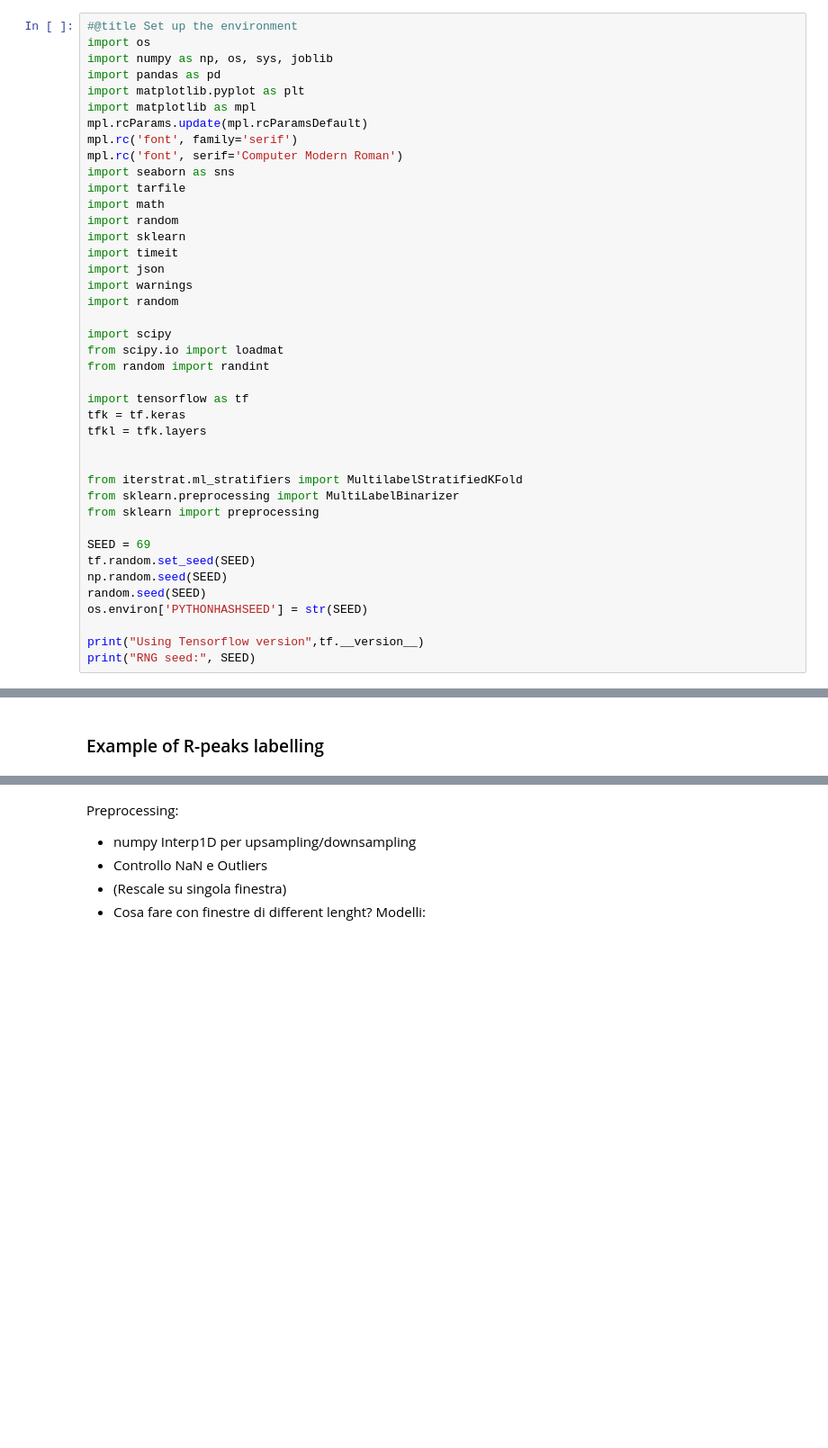
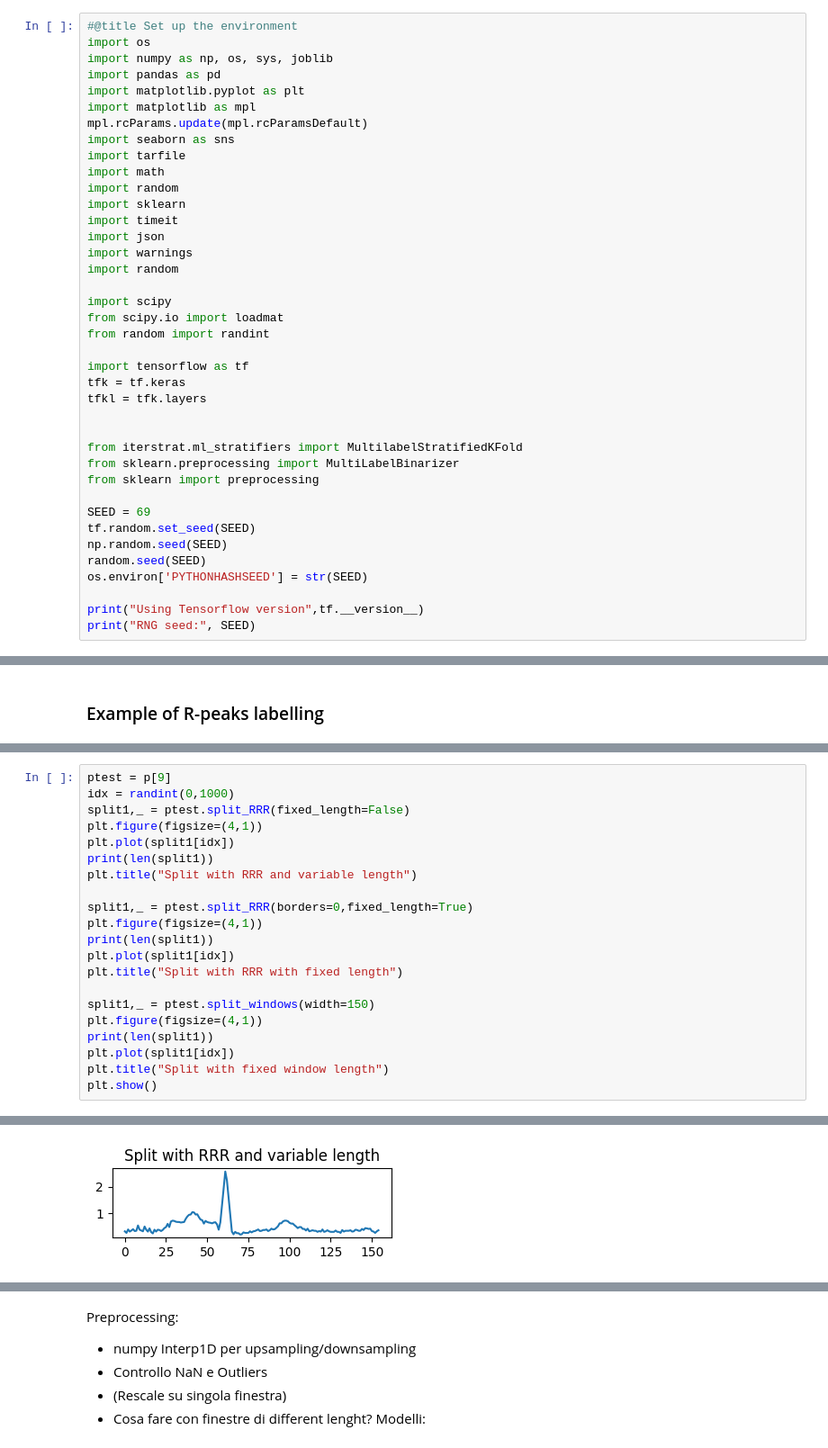
Before and after one commit to alberto-rota/PAC-PVC-Beat-Classifier-for-ECGs, a Jupyter notebook: albe.ipynb, the cells around one changed output, grey strips where cells are left out. Shown at 90% size. Cells and saved outputs as stored; diff of their text form; blank space fills up the shorter version.

Commit message:
Sistemare split_RRR con variable length

```diff
--- a/albe.ipynb
+++ b/albe.ipynb
@@ -13,8 +13,6 @@ import pandas as pd
 import matplotlib.pyplot as plt
 import matplotlib as mpl
 mpl.rcParams.update(mpl.rcParamsDefault)
-mpl.rc('font', family='serif')
-mpl.rc('font', serif='Computer Modern Roman')
 import seaborn as sns
 import tarfile
 import math
@@ -177,0 +220,22 @@ plt.show()
+# %%
+ptest = p[9]
+idx = randint(0,1000)
+split1,_ = ptest.split_RRR(fixed_length=False)
+plt.figure(figsize=(4,1))
+plt.plot(split1[idx])
+print(len(split1))
+plt.title("Split with RRR and variable length")
+
+split1,_ = ptest.split_RRR(borders=0,fixed_length=True)
+plt.figure(figsize=(4,1))
+print(len(split1))
+plt.plot(split1[idx])
+plt.title("Split with RRR with fixed length")
+
+split1,_ = ptest.split_windows(width=150)
+plt.figure(figsize=(4,1))
+print(len(split1))
+plt.plot(split1[idx])
+plt.title("Split with fixed window length")
+plt.show()
+# %% [output]
@@ -177,0 +245 @@ plt.show()
+[figure, added]
```
Also changed, not shown: parts of 9 cells of this notebook.
